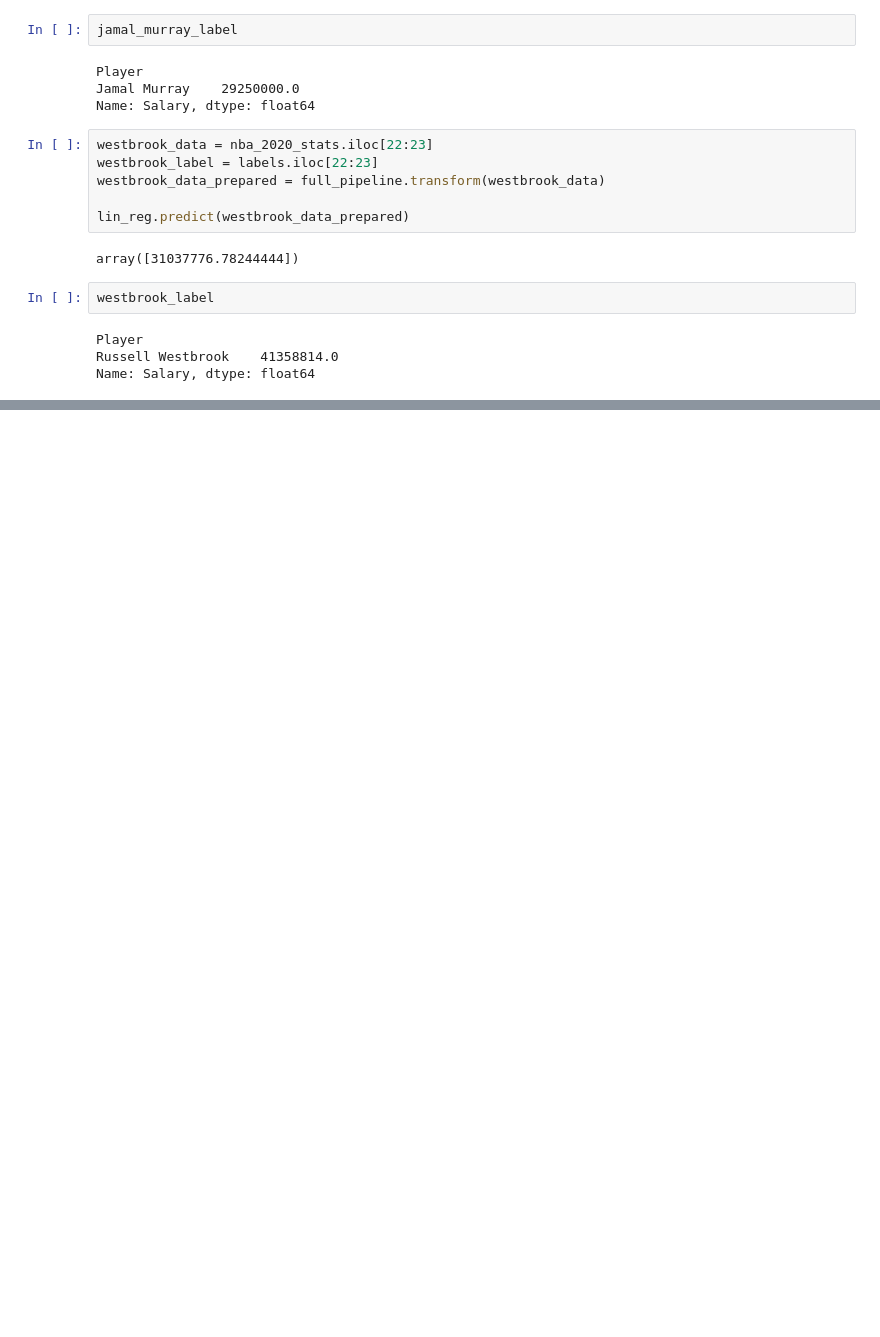
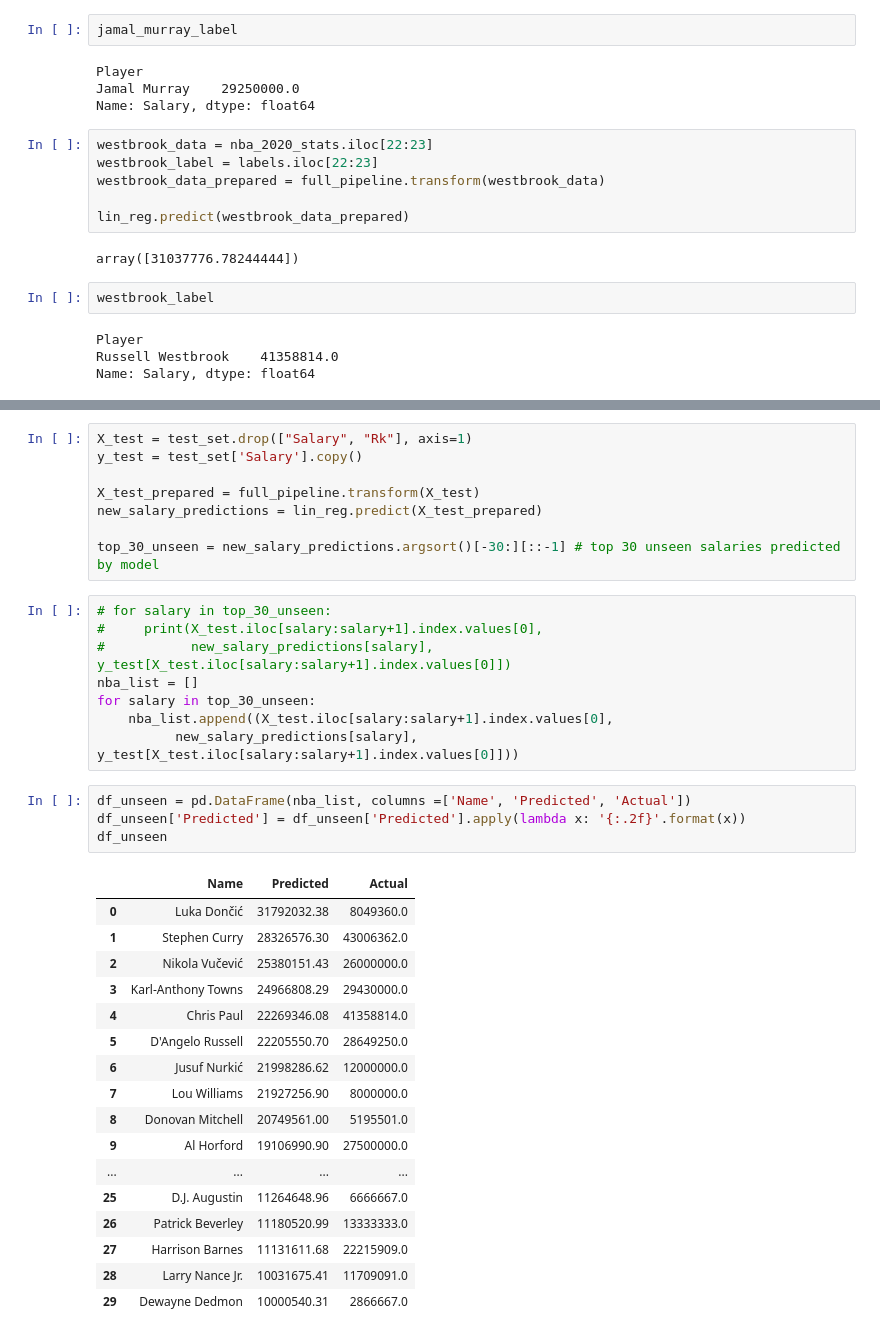
Before and after one commit to MatthewJin11/random_projects, a Jupyter notebook: NBA Salary Regression.ipynb, the cells around one changed output, grey strips where cells are left out. Drawn from its saved outputs; the diff is of its cells as text; blank space fills up the shorter version.

```diff
--- a/NBA Salary Regression.ipynb
+++ b/NBA Salary Regression.ipynb
@@ -406,0 +432,38 @@ nba_2020_stats.iloc[22:23]
+# %%
+X_test = test_set.drop(["Salary", "Rk"], axis=1)
+y_test = test_set['Salary'].copy()
+
+X_test_prepared = full_pipeline.transform(X_test)
+new_salary_predictions = lin_reg.predict(X_test_prepared)
+
+top_30_unseen = new_salary_predictions.argsort()[-30:][::-1] # top 30 unseen salaries predicted by model
+# %%
+# for salary in top_30_unseen:
+#     print(X_test.iloc[salary:salary+1].index.values[0],
+#           new_salary_predictions[salary], y_test[X_test.iloc[salary:salary+1].index.values[0]])
+nba_list = []
+for salary in top_30_unseen:
+    nba_list.append((X_test.iloc[salary:salary+1].index.values[0],
+          new_salary_predictions[salary], y_test[X_test.iloc[salary:salary+1].index.values[0]]))
+# %%
+df_unseen = pd.DataFrame(nba_list, columns =['Name', 'Predicted', 'Actual'])
+df_unseen['Predicted'] = df_unseen['Predicted'].apply(lambda x: '{:.2f}'.format(x))
+df_unseen
+# %% [output]
+|  | Name | Predicted | Actual |
+| 0 | Luka Dončić | 31792032.38 | 8049360.0 |
+| 1 | Stephen Curry | 28326576.30 | 43006362.0 |
+| 2 | Nikola Vučević | 25380151.43 | 26000000.0 |
+| 3 | Karl-Anthony Towns | 24966808.29 | 29430000.0 |
+| 4 | Chris Paul | 22269346.08 | 41358814.0 |
+| 5 | D'Angelo Russell | 22205550.70 | 28649250.0 |
+| 6 | Jusuf Nurkić | 21998286.62 | 12000000.0 |
+| 7 | Lou Williams | 21927256.90 | 8000000.0 |
+| 8 | Donovan Mitchell | 20749561.00 | 5195501.0 |
+| 9 | Al Horford | 19106990.90 | 27500000.0 |
+| ... | ... | ... | ... |
+| 25 | D.J. Augustin | 11264648.96 | 6666667.0 |
+| 26 | Patrick Beverley | 11180520.99 | 13333333.0 |
+| 27 | Harrison Barnes | 11131611.68 | 22215909.0 |
+| 28 | Larry Nance Jr. | 10031675.41 | 11709091.0 |
+| 29 | Dewayne Dedmon | 10000540.31 | 2866667.0 |
```
Also changed, not shown: parts of 16 cells of this notebook.
